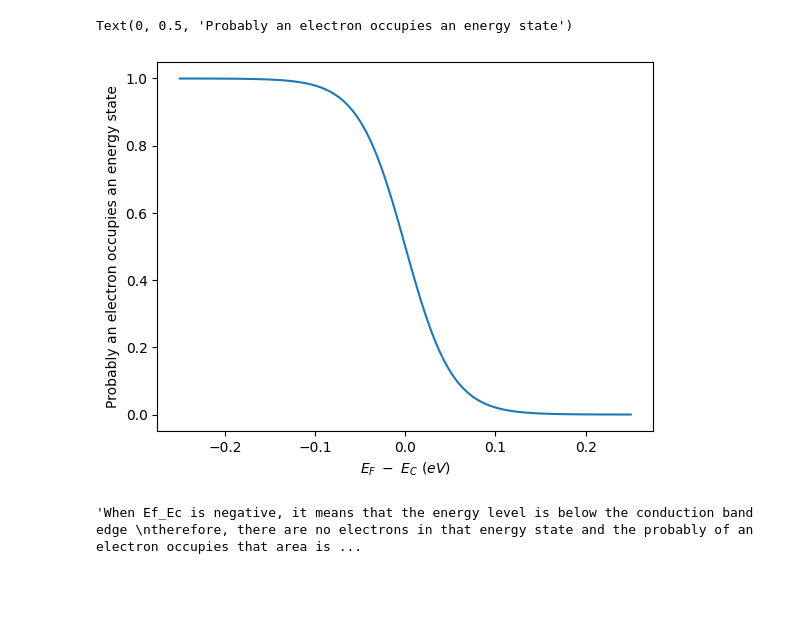
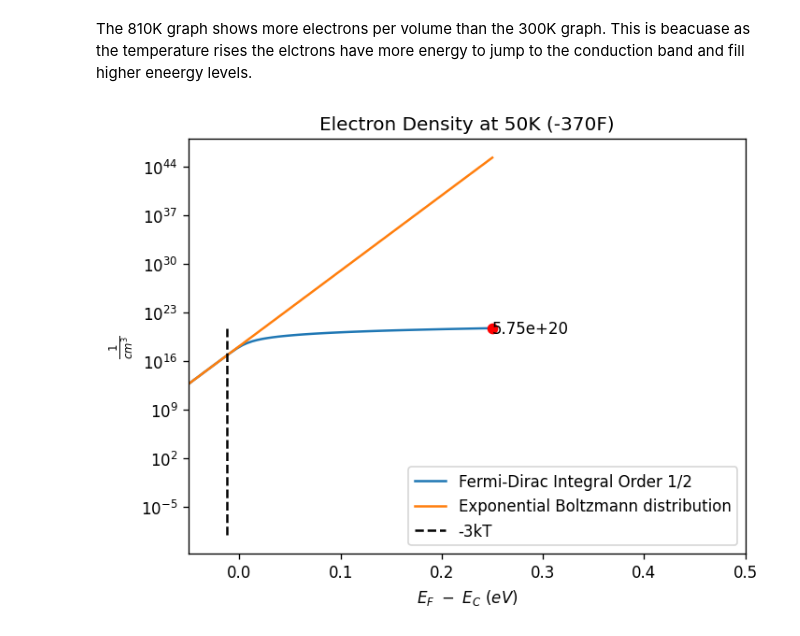
Before and after one commit to C-Doll/Projects, a Jupyter notebook: _sources/Fermi_Dirac.ipynb, the cells around one changed output. Saved outputs shown, nothing was run; the diff lists cells and outputs as text; code cells hidden in the pictures; blank space fills up the shorter version.

```diff
--- a/_sources/Fermi_Dirac.ipynb
+++ b/_sources/Fermi_Dirac.ipynb
@@ -6,95 +271,56 @@
+# %% [markdown]
+The 810K graph shows more electrons per volume than the 300K graph. This is beacuase as the temperature rises the elctrons have more energy to jump to the conduction band and fill higher eneergy levels.
 # %%
 import numpy as np
 import matplotlib.pyplot as plt
 import mpmath as mp
-#Credit to HagesLabs
 
 #Constants/ Variables
 eff_mass = 1 #Effective electron mass.
 m0 = 9.190e-31 #electron mass kg
 h = 6.626e-34 #Planck's constant J-s
 q = 1.602e-19 #eV to J
-kT= 0.026 #eV at 300K
+kT= 0.004 #eV at 50K
 
 Nc = 2*(2*np.pi*eff_mass*m0*kT*q/h**2)**(3/2)*100**-3 #cm^-3
 
 #Define energy space - from -0.25 to 0
 Ef_Ec = np.linspace(-0.25, 0.25, 100)  #eV
 
 #Empty list
 FDlist=[]
 
 #For loop utilizing polylogarithm function through mpmath and appending to FDlist
 for i in Ef_Ec:
     FD = mp.re(mp.polylog((0.5+1),-np.exp(i/kT)))
     FD = -Nc*np.array(FD, dtype="float")
     FDlist= np.append(FDlist, FD)
 
 expBoltzmann = Nc*np.exp((Ef_Ec)/kT) #Boltzmann distribution equation
 
 #Plot
 plt.figure(1,dpi=120)
-plt.xlim(-0.1,.5)
+plt.xlim(-0.05,.5)
 #plt.ylim(1e17,1e20)
 plt.yscale('log')   #Log Scale
-plt.title('Electron Density')
+plt.title('Electron Density at 50K (-370F)')
 plt.xlabel(r'$E_F\ -\ E_C\ (eV)$')
 plt.plot(Ef_Ec, FDlist, label='Fermi-Dirac Integral Order 1/2')
 plt.plot(Ef_Ec, expBoltzmann, label='Exponential Boltzmann distribution')
 #3kT is an important threshold for determining if an energy level are be occupied by elections or not.
-plt.plot([-3*kT, -3*kT],[np.min(FDlist),np.max(FDlist)],'--',color='black', label='-3kT')
+plt.plot([-3*kT, -3*kT],[np.min(FDlist),np.max(FDlist)],'--',color='black', label='-3kT') ;
 
-max_Y = max(FDlist)
-max_X = Ef_Ec[np.argmax(FDlist)]
+max_Y = max(FDlist);
+max_X = Ef_Ec[np.argmax(FDlist)];
+
 
 # Add a point at the maximum Y value
-plt.plot(max_X, max_Y, 'ro')
-plt.text(max_X, max_Y, f'{max_Y:.2e}', ha='left', va='center')
+plt.plot(max_X, max_Y, 'ro');
+plt.text(max_X, max_Y, f'{max_Y:.2e}', ha='left', va='center');
 
 
-plt.ylabel(r'$\frac{1}{cm^{3}}$')
+plt.ylabel(r'$\frac{1}{cm^{3}}$');
 
-plt.legend()
-#Results show that the Exponential Boltzmann distribution diverges from the Fermi-Dirac integral 1/2 order at 3kT
-#This is because the Boltzmann distribution assumes electrions act independently of one another.
-#The Fermi-Dirac Integral order 1/2 includes the Pauli exclusion principal.
-#Which state no 2 elections can inhabit the same quantum state.
-#3kT is the point where
+plt.legend();
+# %% [output]
+[figure, added]
-# %%
-import numpy as np
-import matplotlib.pyplot as plt
-import mpmath as mp
-
-#Constants/ Variables
-eff_mass = 1 #Effective electron mass.
-m0 = 9.190e-31 #electron mass kg
-h = 6.626e-34 #Planck's constant J-s
-q = 1.602e-19 #eV to J
-kT= 0.026 #eV at 300K
-
-Nc = 2*(2*np.pi*eff_mass*m0*kT*q/h**2)**(3/2)*100**-3 #cm^-3
-
-#Define energy space - from -0.25 to 0
-Ef_Ec = np.linspace(-0.25, 0.25, 100)  #eV
-
-f = 1/(np.exp(Ef_Ec/kT)+1)
-
-plt.plot(Ef_Ec,f)
-
-plt.xlabel(r'$E_F\ -\ E_C\ (eV)$')
-plt.ylabel('Probably an electron occupies an energy state')
-# %% [output]
-Text(0, 0.5, 'Probably an electron occupies an energy state')
-[figure, removed]
-# %%
-"""When Ef_Ec is negative, it means that the energy level is below the conduction band edge
-therefore, there are no electrons in that energy state and the probably of an electron occupies that area is 100%.
-
-However, as the energy level approaches the conduction band edge (Ef_Ec approaches zero),
-the probability that an electron will occupy that energy state increases and therfore the probability of an avaiable
-spot for the electron to occupy that space decreases.
-
-At thermal equilibrium, the Fermi-Dirac distribution function describes the probability
-that an electron will occupy a particular energy state."""
-# %% [output]
-'When Ef_Ec is negative, it means that the energy level is below the conduction band edge \ntherefore, there are no electrons in that energy state and the probably of an electron occupies that area is ...
```
Also changed, not shown: parts of 15 cells of this notebook, 21 other files.
